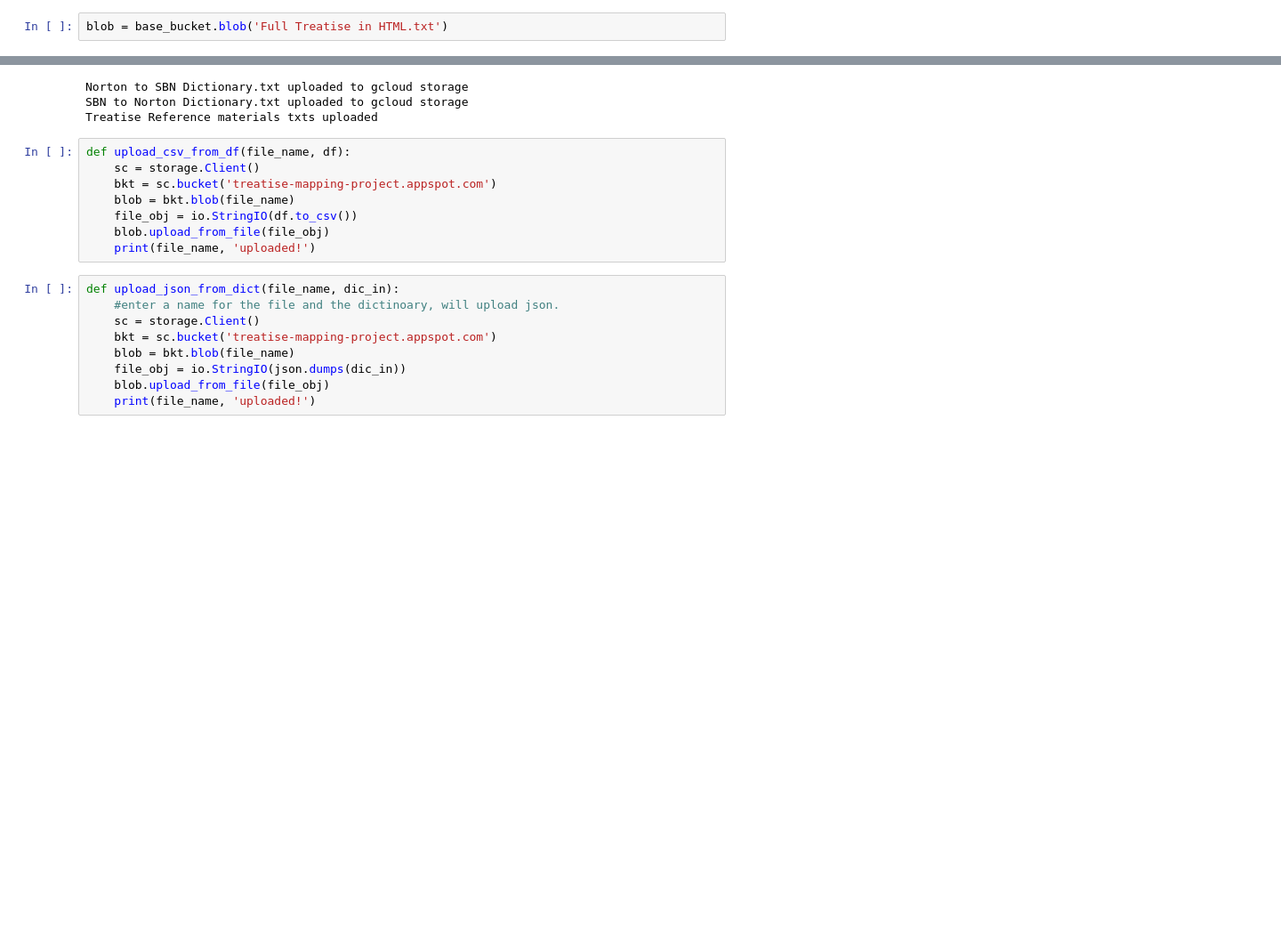
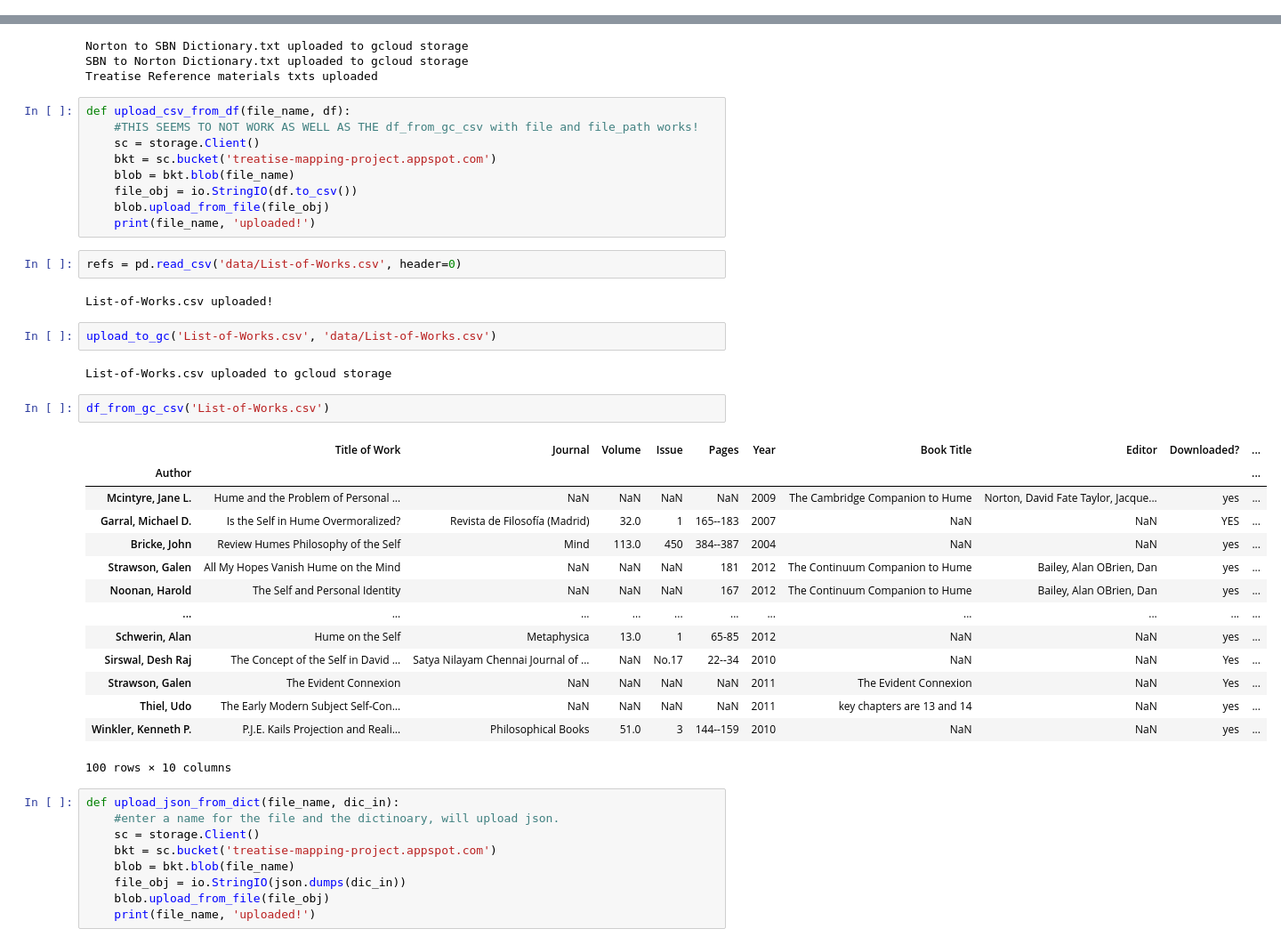
Before and after one commit to mattpriselac/Single-File-Processing-for-Hume-Project, a Jupyter notebook: Project Management Notebook.ipynb, the cells around one changed output, grey strips where cells are left out. Shown: that part at 89% size. Drawn from its saved outputs; the diff is of its cells as text; blank space fills up the shorter version.

Commit message:
initial functioning deploy to gcloud

```diff
--- a/Project Management Notebook.ipynb
+++ b/Project Management Notebook.ipynb
@@ -334,5 +334,3 @@ The basic way to use Storage as a file storage is as follows:
 * If the file is a CSV you can import it into a dataframe: pd.read_csv(fileObject) (+ if it's one of my csvs for comps or whatever, you can also specify index_col=0 at this stage)
 * If the file is a json you can create the dictionary by json.load(fileObject)
 * By default fileObject will just be treated as equivalent of a txt file with lines etc.
-# %%
-blob = base_bucket.blob('Full Treatise in HTML.txt')
@@ -540,12 +452,38 @@ SBN to Norton Dictionary.txt uploaded to gcloud storage
 Treatise Reference materials txts uploaded
 # %%
 def upload_csv_from_df(file_name, df):
+    #THIS SEEMS TO NOT WORK AS WELL AS THE df_from_gc_csv with file and file_path works!
     sc = storage.Client()
     bkt = sc.bucket('treatise-mapping-project.appspot.com')
     blob = bkt.blob(file_name)
     file_obj = io.StringIO(df.to_csv())
     blob.upload_from_file(file_obj)
     print(file_name, 'uploaded!')
+# %%
+refs = pd.read_csv('data/List-of-Works.csv', header=0)
+# %% [output]
+List-of-Works.csv uploaded!
+# %%
+upload_to_gc('List-of-Works.csv', 'data/List-of-Works.csv')
+# %% [output]
+List-of-Works.csv uploaded to gcloud storage
+# %%
+df_from_gc_csv('List-of-Works.csv')
+# %% [output]
+|  | Title of Work | Journal | Volume | Issue | Pages | Year | Book Title | Editor | Downloaded? | ... |
+| Author |  |  |  |  |  |  |  |  |  | ... |
+| Mcintyre, Jane L. | Hume and the Problem of Personal ... | NaN | NaN | NaN | NaN | 2009 | The Cambridge Companion to Hume | Norton, David Fate Taylor, Jacque... | yes | ... |
+| Garral, Michael D. | Is the Self in Hume Overmoralized? | Revista de Filosofía (Madrid) | 32.0 | 1 | 165--183 | 2007 | NaN | NaN | YES | ... |
+| Bricke, John | Review Humes Philosophy of the Self | Mind | 113.0 | 450 | 384--387 | 2004 | NaN | NaN | yes | ... |
+| Strawson, Galen | All My Hopes Vanish Hume on the Mind | NaN | NaN | NaN | 181 | 2012 | The Continuum Companion to Hume | Bailey, Alan OBrien, Dan | yes | ... |
+| Noonan, Harold | The Self and Personal Identity | NaN | NaN | NaN | 167 | 2012 | The Continuum Companion to Hume | Bailey, Alan OBrien, Dan | yes | ... |
+| ... | ... | ... | ... | ... | ... | ... | ... | ... | ... | ... |
+| Schwerin, Alan | Hume on the Self | Metaphysica | 13.0 | 1 | 65-85 | 2012 | NaN | NaN | yes | ... |
+| Sirswal, Desh Raj | The Concept of the Self in David ... | Satya Nilayam Chennai Journal of ... | NaN | No.17 | 22--34 | 2010 | NaN | NaN | Yes | ... |
+| Strawson, Galen | The Evident Connexion | NaN | NaN | NaN | NaN | 2011 | The Evident Connexion | NaN | Yes | ... |
+| Thiel, Udo | The Early Modern Subject Self-Con... | NaN | NaN | NaN | NaN | 2011 | key chapters are 13 and 14 | NaN | yes | ... |
+| Winkler, Kenneth P. | P.J.E. Kails Projection and Reali... | Philosophical Books | 51.0 | 3 | 144--159 | 2010 | NaN | NaN | yes | ... |
+100 rows × 10 columns
 # %%
 def upload_json_from_dict(file_name, dic_in):
     #enter a name for the file and the dictinoary, will upload json.
```
Also changed, not shown: parts of 53 cells of this notebook, 19 other files.
